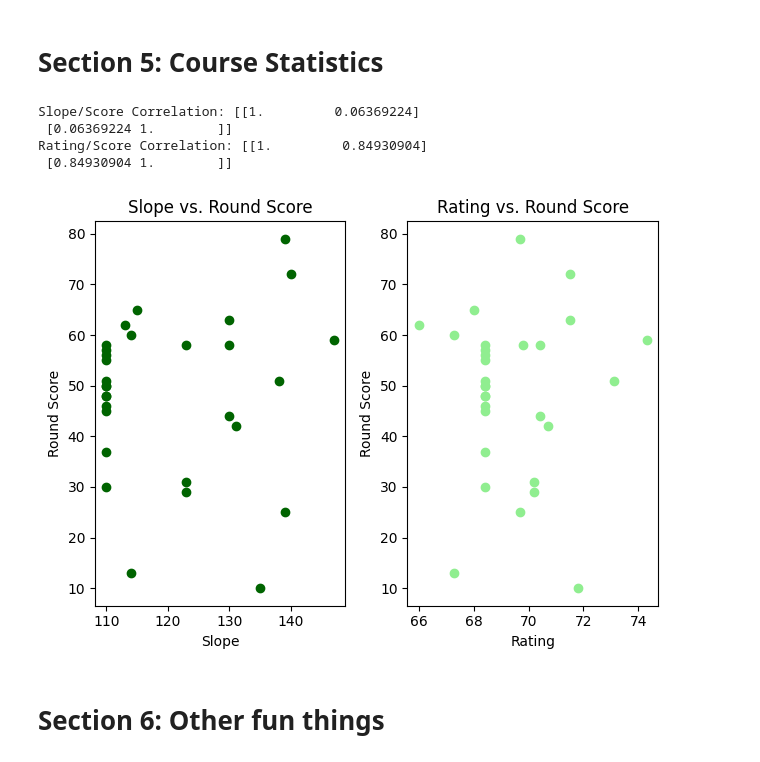
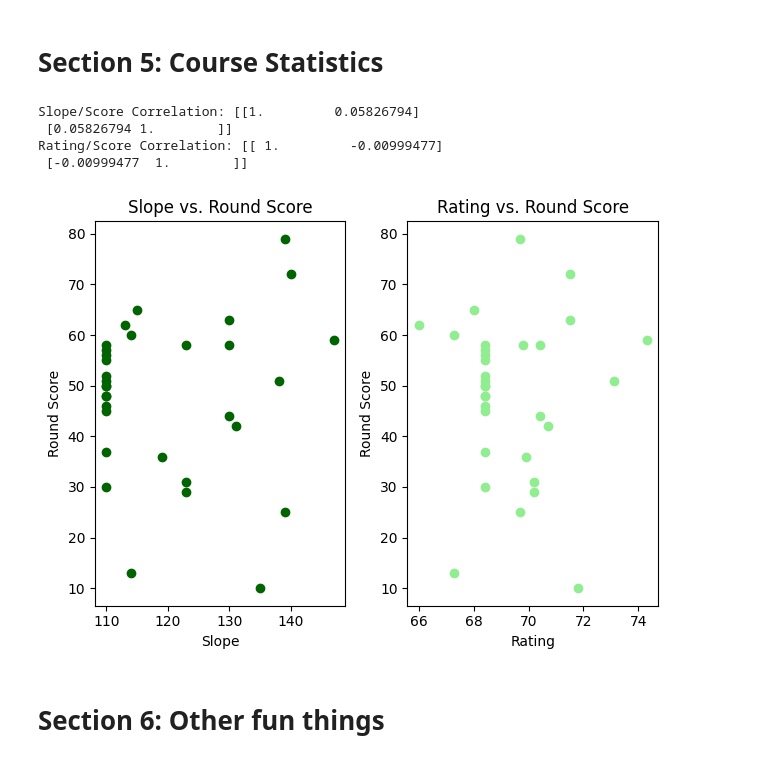
Before and after one commit to evklein/forehead-data-pipelines, a Jupyter notebook: 2024/2024.ipynb, the cells around one changed output. Drawn from its saved outputs; the diff is of its cells as text; code cells hidden in the pictures.

Commit message:
Cool scatter plot for scores

```diff
--- a/2024/2024.ipynb
+++ b/2024/2024.ipynb
@@ -20,6 +20,9 @@ import pandas as pd
 import ast
 import numpy as np
 import sqlite3
+# %%
+# Constants
+DB_PATH = '../data/2024.sqlite3'
 # %%
 # Define local helper functions
 import math
@@ -66,7 +69,7 @@ def distance_from_coords(row):
     )
 # %%
 # Import shot data
-connection = sqlite3.connect("../data/10-28.sqlite3")
+connection = sqlite3.connect(DB_PATH)
 strokes = pd.read_sql_query("SELECT * FROM round_stroke", connection)
 connection.close()
 
@@ -475,41 +558,41 @@ dtype: float64
 # Section 5: Course Statistics
 # %%
 # Course statistics (course, # rounds played, average score, average # putts, mins/maxes)
-connection = sqlite3.connect('../data/10-28.sqlite3')
+connection = sqlite3.connect(DB_PATH)
 courses = pd.read_sql_query('SELECT * FROM course_course', connection)
 tees = pd.read_sql_query('SELECT * FROM course_tee', connection)
 rounds = pd.read_sql_query('SELECT * FROM round_round', connection)
 connection.close()
 
 rounds = rounds[~rounds['id'].isna()]
 rounds = rounds.merge(tees, how='right', left_on='played_tee_id', right_on='id')
 rounds = rounds[~rounds['id_x'].isna()]
 rounds['total_score'] = rounds.apply(
     lambda row: len(original_strokes.loc[original_strokes['rnd_id'] == row['id_x']]),
     axis=1
 )
 
 fix, axs = plt.subplots(1, 2, tight_layout=True)
 axs[0].scatter(rounds['slope'], rounds['total_score'], color='darkgreen')
 axs[0].set_xlabel('Slope')
 axs[0].set_ylabel('Round Score')
 axs[0].set_title('Slope vs. Round Score')
 
 axs[1].scatter(rounds['rating'], rounds['total_score'], color='lightgreen')
 axs[1].set_xlabel('Rating')
 axs[1].set_ylabel('Round Score')
 axs[1].set_title('Rating vs. Round Score')
 
 r_slope = np.corrcoef(rounds['slope'], rounds['total_score'])
-r_rating = np.corrcoef(rounds['rating'], rounds['slope'])
+r_rating = np.corrcoef(rounds['rating'], rounds['total_score'])
 
 print(f'Slope/Score Correlation: {r_slope}')
 print(f'Rating/Score Correlation: {r_rating}')
 # %% [output]
-Slope/Score Correlation: [[1.         0.06369224]
- [0.06369224 1.        ]]
-Rating/Score Correlation: [[1.         0.84930904]
- [0.84930904 1.        ]]
+Slope/Score Correlation: [[1.         0.05826794]
+ [0.05826794 1.        ]]
+Rating/Score Correlation: [[ 1.         -0.00999477]
+ [-0.00999477  1.        ]]
-[figure, old version]
+[figure, new version]
 # %% [markdown]
 # Section 6: Other fun things
```
Also changed, not shown: parts of 18 cells of this notebook, 1 other file.
